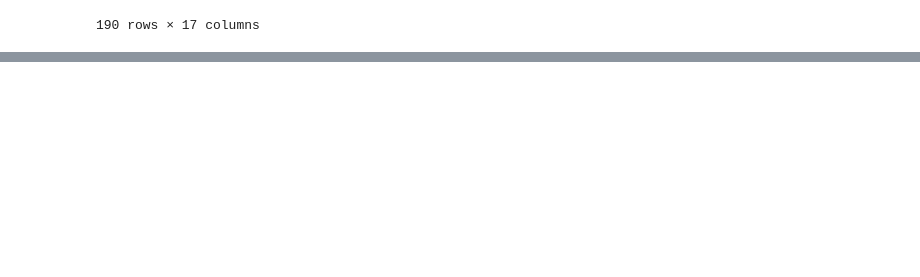
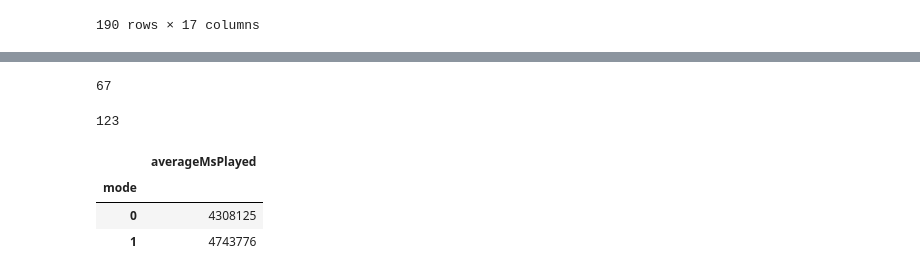
Before and after one commit to dalcantara7/spotify_data_analyzer, a Jupyter notebook: analysis_with_api_data.ipynb, the cells around one changed output, grey strips where cells are left out. Cells and saved outputs as stored; diff of their text form; code cells hidden in the pictures; blank space fills up the shorter version.

```diff
--- a/analysis_with_api_data.ipynb
+++ b/analysis_with_api_data.ipynb
@@ -266,0 +263,19 @@ songs_liked_with_data
+# %%
+len(songs_liked_with_data[songs_liked_with_data['mode'] == 0])
+# %% [output]
+67
+# %%
+len(songs_liked_with_data[songs_liked_with_data['mode'] == 1])
+# %% [output]
+123
+# %%
+major_vs_minor = songs_liked_with_data[['mode', 'msPlayed']].groupby('mode').sum()
+major_vs_minor.at[0, 'msPlayed'] = major_vs_minor.loc[0, 'msPlayed'] / len(songs_liked_with_data[songs_liked_with_data['mode'] == 0])
+major_vs_minor.at[1, 'msPlayed'] = major_vs_minor.loc[1, 'msPlayed'] / len(songs_liked_with_data[songs_liked_with_data['mode'] == 1])
+major_vs_minor.rename(columns={'msPlayed' : 'averageMsPlayed'}, inplace=True)
+major_vs_minor
+# %% [output]
+|  | averageMsPlayed |
+| mode |  |
+| 0 | 4308125 |
+| 1 | 4743776 |
```
Also changed, not shown: parts of 21 cells of this notebook, 3 other files.
